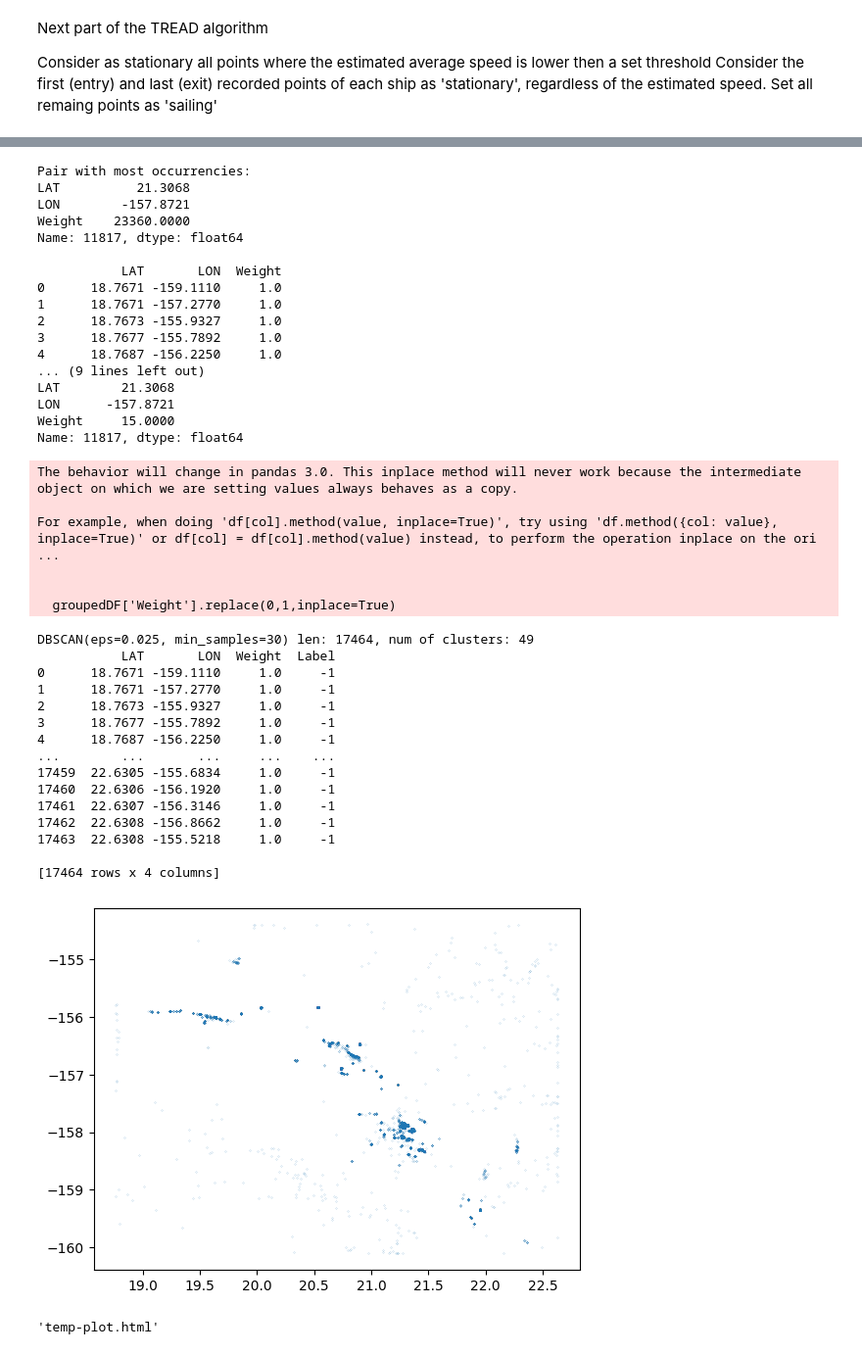
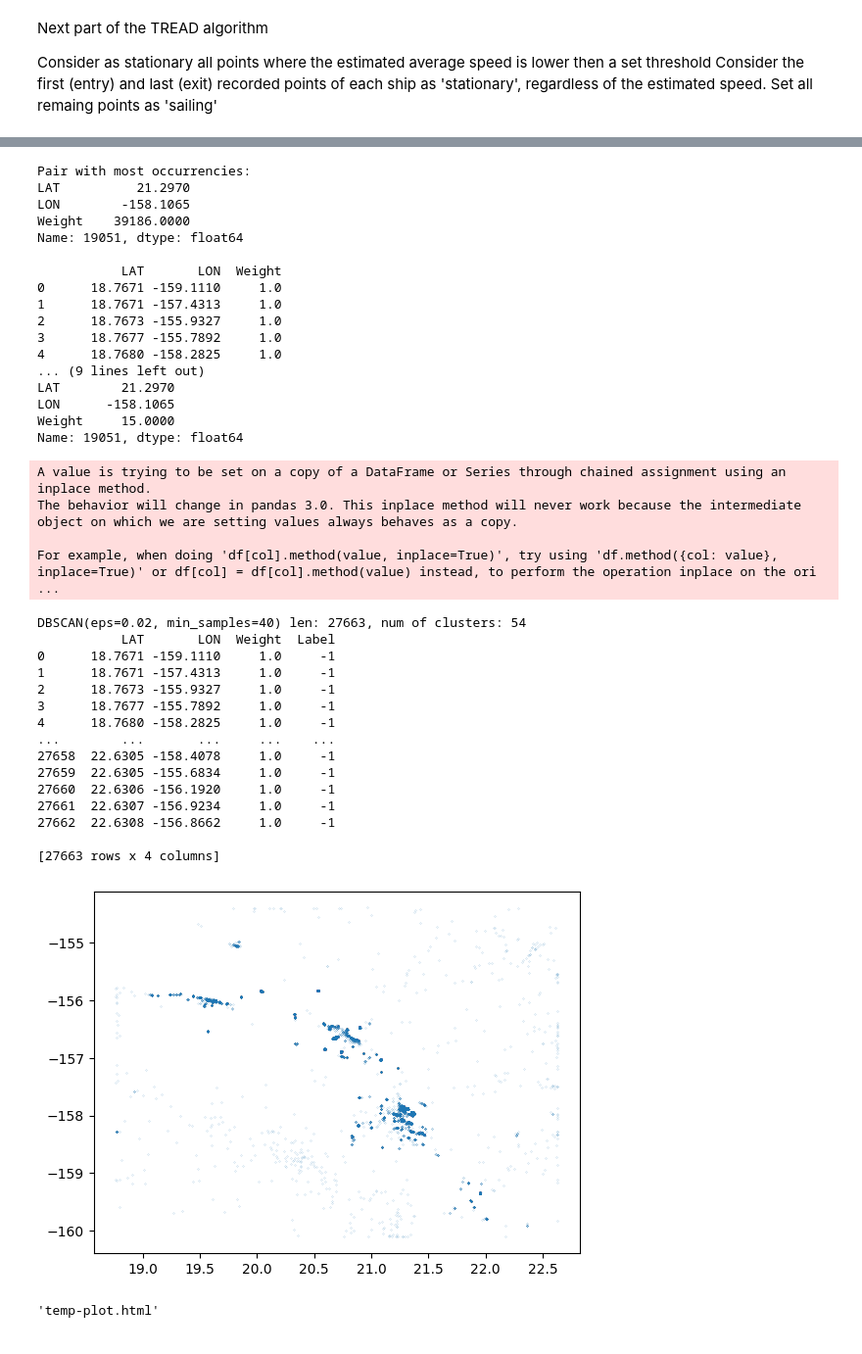
Before and after one commit to Accazeta/AIS_data_analysis, a Jupyter notebook: src/TREAD.ipynb, the cells around one changed output, grey strips where cells are left out. Shown at 98% size. Drawn from its saved outputs; the diff is of its cells as text; code cells hidden in the pictures.

```diff
--- a/src/TREAD.ipynb
+++ b/src/TREAD.ipynb
@@ -1,7 +1,6 @@
 # %%
 # imports
 import pandas as p
-import geopy.distance as geopydist # used for calculating geodesic distance
 import numpy as np
 from sklearn.cluster import DBSCAN
 from sklearn.cluster import HDBSCAN
@@ -9,8 +8,8 @@ import matplotlib.pyplot as plt
 
 
 # constants
-FOLDER_PATH = "../dataset/2019_01/"
-FILE_NAME = 'cleaned_2019_01.csv'
+FOLDER_PATH = "../dataset/2019/"
+FILE_NAME = 'cleaned_2019_01-02.csv'
 SPEED_THRESHOLD = 0.3 # nautical knots
 KNOTS_CONST = 1.943845249221964 # constant used to convert from m/s to nautical knots
 EARTH_RADIUS_KM = 6378.137 # average value, used by geopy https://github.com/geopy/geopy/blob/master/geopy/distance.py
@@ -199,66 +199,64 @@ print(groupedDF)
 print("Pair with most occurrencies: \n" + str(groupedDF.iloc[groupedDF['Weight'].idxmax(), :]) + '\n')
 # %% [output]
 Pair with most occurrencies:
-LAT          21.3068
-LON        -157.8721
-Weight    23360.0000
-Name: 11817, dtype: float64
+LAT          21.2970
+LON        -158.1065
+Weight    39186.0000
+Name: 19051, dtype: float64
 
            LAT       LON  Weight
 0      18.7671 -159.1110     1.0
-1      18.7671 -157.2770     1.0
+1      18.7671 -157.4313     1.0
 2      18.7673 -155.9327     1.0
 3      18.7677 -155.7892     1.0
-4      18.7687 -156.2250     1.0
+4      18.7680 -158.2825     1.0
 ... (9 lines left out)
-LAT        21.3068
-LON      -157.8721
+LAT        21.2970
+LON      -158.1065
 Weight     15.0000
-Name: 11817, dtype: float64
+Name: 19051, dtype: float64
+A value is trying to be set on a copy of a DataFrame or Series through chained assignment using an inplace method.
 The behavior will change in pandas 3.0. This inplace method will never work because the intermediate object on which we are setting values always behaves as a copy.
 
 For example, when doing 'df[col].method(value, inplace=True)', try using 'df.method({col: value}, inplace=True)' or df[col] = df[col].method(value) instead, to perform the operation inplace on the ori ...
-
-
-  groupedDF['Weight'].replace(0,1,inplace=True)
 # %%
 # Run DBSCAN algorithm on the stationary points
 
 # this scatter plot gives a rough idea of how the point should look like plotted on a map
 plt.scatter(groupedDF.iloc[:,0], groupedDF.iloc[:,1], s=0.01)
 
 # inizitalize dbscan object with parameters. TODO: test multiple parameters combinations
-dbscan = DBSCAN(eps=0.025, min_samples=30)
+dbscan = DBSCAN(eps=0.020, min_samples=40)
 
 estimator = dbscan.fit(
                     X=groupedDF.iloc[:, :2],
                     sample_weight=groupedDF['Weight']
                     )
 
 
 print(str(estimator) + " len: " + str(len(estimator.labels_)) + ", num of clusters: " + str(max(estimator.labels_)))
 
 # Add labels to the dataframe
 groupedDF['Label'] = estimator.labels_
 
 print(groupedDF)
 # %% [output]
-DBSCAN(eps=0.025, min_samples=30) len: 17464, num of clusters: 49
+DBSCAN(eps=0.02, min_samples=40) len: 27663, num of clusters: 54
            LAT       LON  Weight  Label
 0      18.7671 -159.1110     1.0     -1
-1      18.7671 -157.2770     1.0     -1
+1      18.7671 -157.4313     1.0     -1
 2      18.7673 -155.9327     1.0     -1
 3      18.7677 -155.7892     1.0     -1
-4      18.7687 -156.2250     1.0     -1
+4      18.7680 -158.2825     1.0     -1
 ...        ...       ...     ...    ...
-17459  22.6305 -155.6834     1.0     -1
-17460  22.6306 -156.1920     1.0     -1
-17461  22.6307 -156.3146     1.0     -1
-17462  22.6308 -156.8662     1.0     -1
-17463  22.6308 -155.5218     1.0     -1
+27658  22.6305 -158.4078     1.0     -1
+27659  22.6305 -155.6834     1.0     -1
+27660  22.6306 -156.1920     1.0     -1
+27661  22.6307 -156.9234     1.0     -1
+27662  22.6308 -156.8662     1.0     -1
 
-[17464 rows x 4 columns]
+[27663 rows x 4 columns]
-[figure, old version]
+[figure, new version]
 # %%
 # plot the result of the DBSCAN clustering on a map (to have a look at the effects of the parameters)
 import plotly.express as px
```
Also changed, not shown: parts of 4 cells of this notebook.
